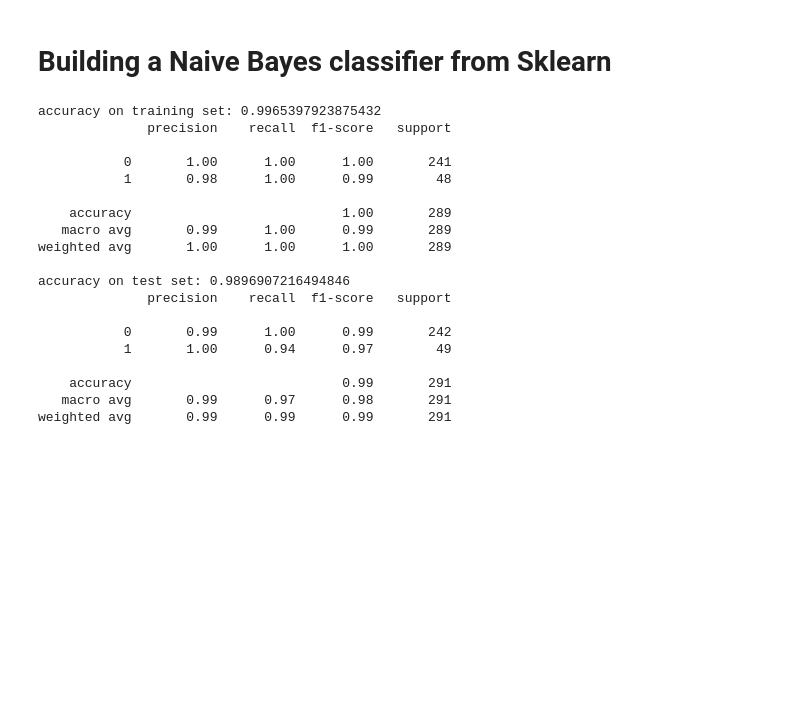
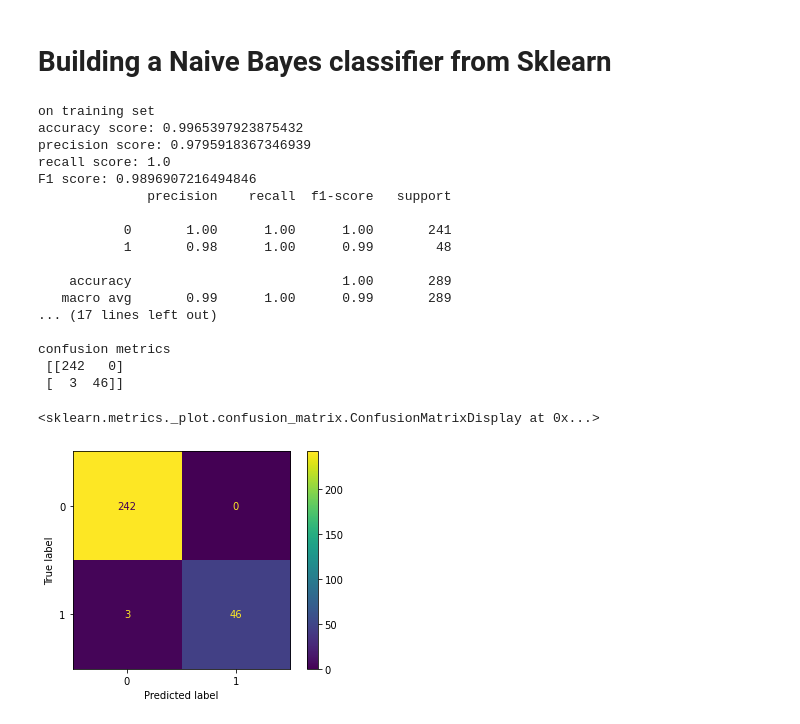
Before and after one commit to HuyenNguyenHelen/LING-5412, a Jupyter notebook: Assignment1_NaiveBayes.ipynb, the cells around one changed output. Cells and saved outputs as stored; diff of their text form; code cells hidden in the pictures; blank space fills up the shorter version.

```diff
--- a/Assignment1_NaiveBayes.ipynb
+++ b/Assignment1_NaiveBayes.ipynb
@@ -273,45 +273,51 @@ confusion metrics
 # Creating a vectorizer model that converts a collection of text documents to a matrix of token counts
 vectorizer = CountVectorizer(lowercase = True)
 X_train_vec = vectorizer.fit_transform(X_train)
 X_test_vec = vectorizer.transform(X_test)
 # Converting  sparse matrix to a dense matrix
 X_train_vec = X_train_vec.toarray()
 X_test_vec = X_test_vec.toarray()
 
 # Creating NB classifier
 nb_2 = MultinomialNB()
 
 # Fitting the model into the training set for training
 nb_2.fit(X_train_vec, y_train)
 
 # Using NB clssifier to make prediction on test set
 y_pred_2 = nb_2.predict(X_test_vec)
 
 # Printing model performance
 ## on training set
-print('accuracy on training set: {}'.format(sklearn.metrics.accuracy_score(y_train, nb_2.predict(X_train_vec))))
-print(classification_report(y_train, nb_2.predict(X_train_vec)))
+print ('on training set')
+printing_eval_scores (y_train, nb_2.predict(X_train_vec))
 
 ## on test set
-print('accuracy on test set: {}'.format(sklearn.metrics.accuracy_score(y_true, y_pred_2)))
-print(classification_report(y_true, y_pred_2))
+print ('\n-------------------------------\non test set')
+printing_eval_scores (y_true, y_pred_2)
+
+# printing and visualize the confusion metrics
+cm = confusion_matrix(y_true, y_pred_2)
+print('confusion metrics \n', cm)
+disp = ConfusionMatrixDisplay(confusion_matrix=cm, display_labels = [0,1])
+disp.plot(include_values = True, values_format = 'd')
 # %% [output]
-accuracy on training set: 0.9965397923875432
+on training set
+accuracy score: 0.9965397923875432
+precision score: 0.9795918367346939
+recall score: 1.0
+F1 score: 0.9896907216494846
               precision    recall  f1-score   support
 
            0       1.00      1.00      1.00       241
            1       0.98      1.00      0.99        48
 
     accuracy                           1.00       289
    macro avg       0.99      1.00      0.99       289
-weighted avg       1.00      1.00      1.00       289
+... (17 lines left out)
 
-accuracy on test set: 0.9896907216494846
-              precision    recall  f1-score   support
-
-           0       0.99      1.00      0.99       242
-           1       1.00      0.94      0.97        49
-
-    accuracy                           0.99       291
-   macro avg       0.99      0.97      0.98       291
-weighted avg       0.99      0.99      0.99       291
+confusion metrics
+ [[242   0]
+ [  3  46]]
+<sklearn.metrics._plot.confusion_matrix.ConfusionMatrixDisplay at 0x...>
+[figure, added]
```
